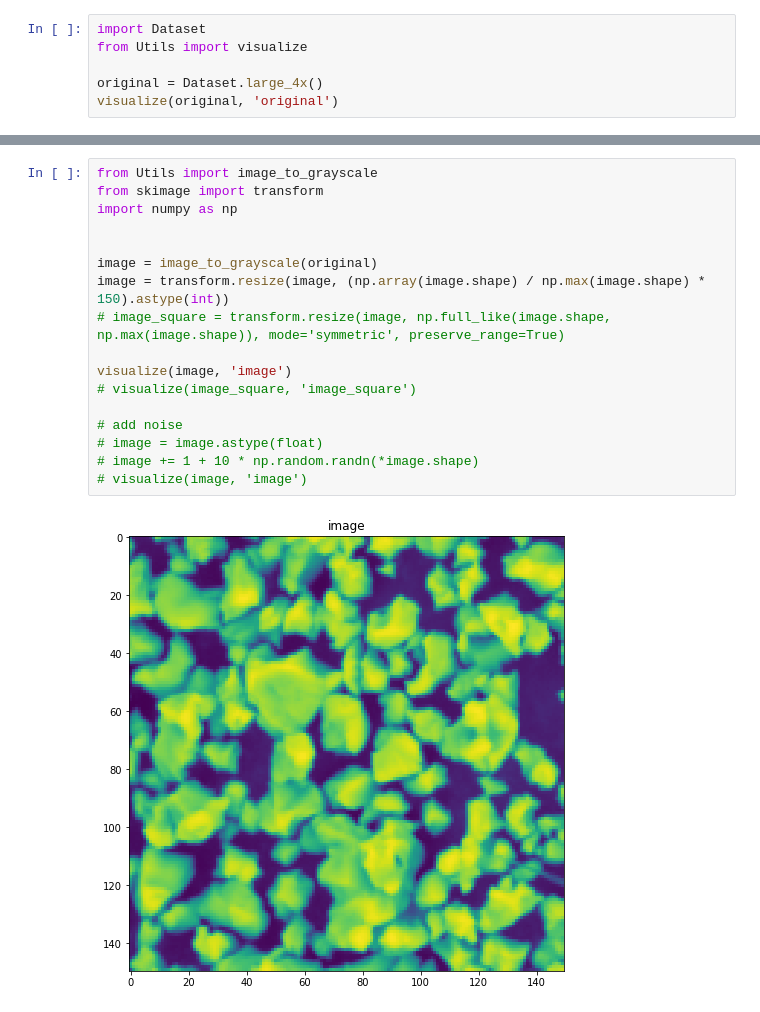
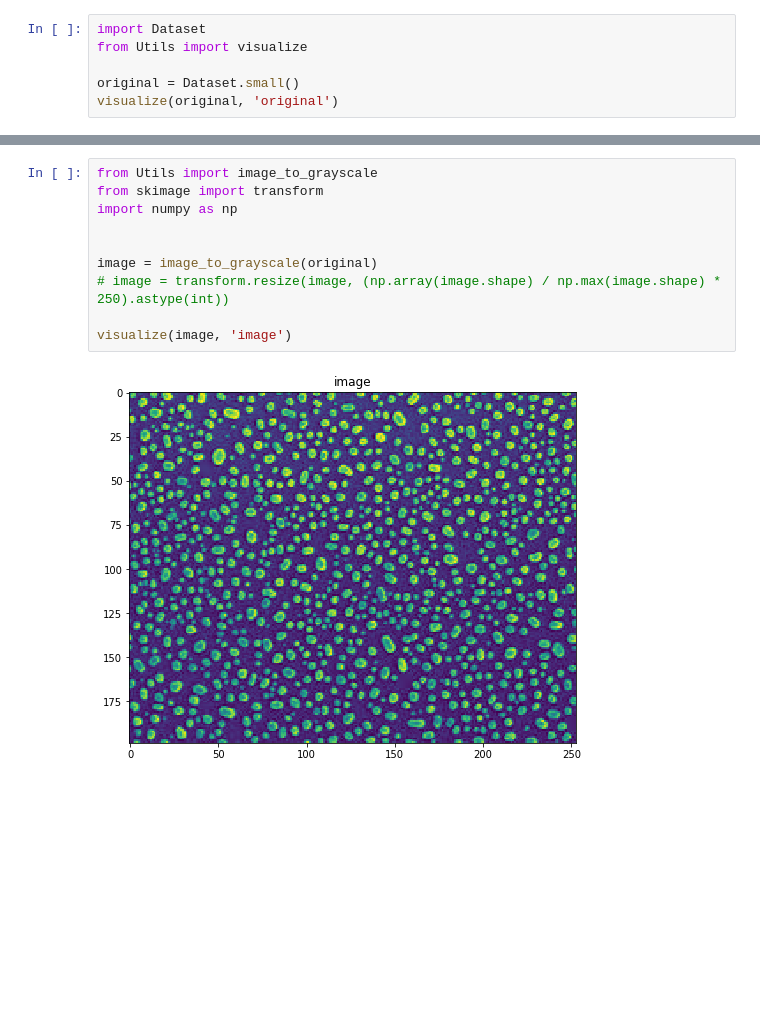
Before and after one commit to Toliak/particle-counter, a Jupyter notebook: notebooks/cluster.ipynb, the cells around one changed output, grey strips where cells are left out. Saved outputs shown, nothing was run; the diff lists cells and outputs as text; blank space fills up the shorter version.

```diff
--- a/notebooks/cluster.ipynb
+++ b/notebooks/cluster.ipynb
@@ -2,6 +2,6 @@
 import Dataset
 from Utils import visualize
 
-original = Dataset.large_4x()
+original = Dataset.small()
 visualize(original, 'original')
 # %% [output]
@@ -9,22 +9,15 @@ visualize(original, 'original')
 # %%
 from Utils import image_to_grayscale
 from skimage import transform
 import numpy as np
 
 
 image = image_to_grayscale(original)
-image = transform.resize(image, (np.array(image.shape) / np.max(image.shape) * 150).astype(int))
-# image_square = transform.resize(image, np.full_like(image.shape, np.max(image.shape)), mode='symmetric', preserve_range=True)
+# image = transform.resize(image, (np.array(image.shape) / np.max(image.shape) * 250).astype(int))
 
 visualize(image, 'image')
-# visualize(image_square, 'image_square')
-
-# add noise
-# image = image.astype(float)
-# image += 1 + 10 * np.random.randn(*image.shape)
-# visualize(image, 'image')
 # %% [output]
-[figure, old version]
+[figure, new version]
 # %%
 from sklearn.feature_extraction import img_to_graph
 import matplotlib.pyplot as plot
```
Also changed, not shown: parts of 10 cells of this notebook, 1 other file.
